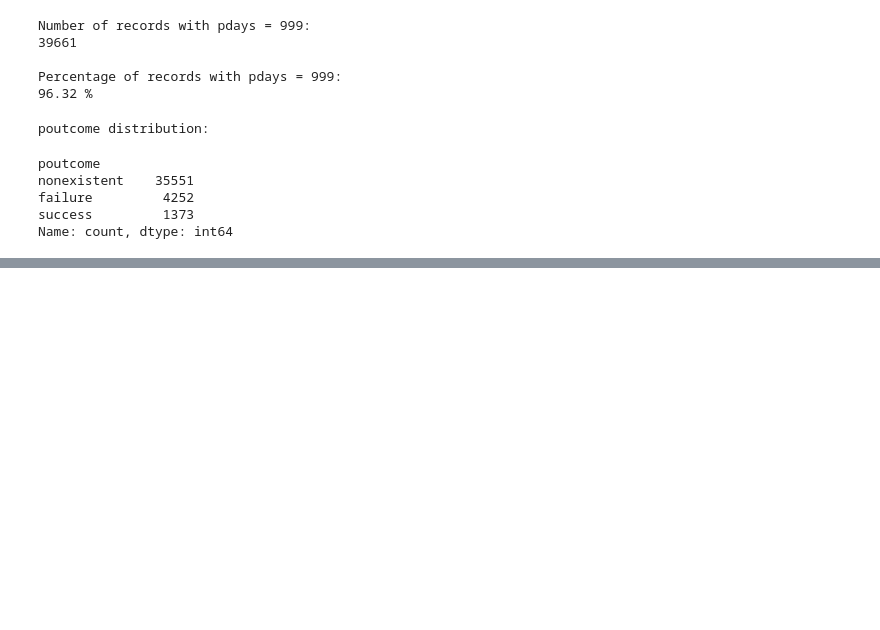
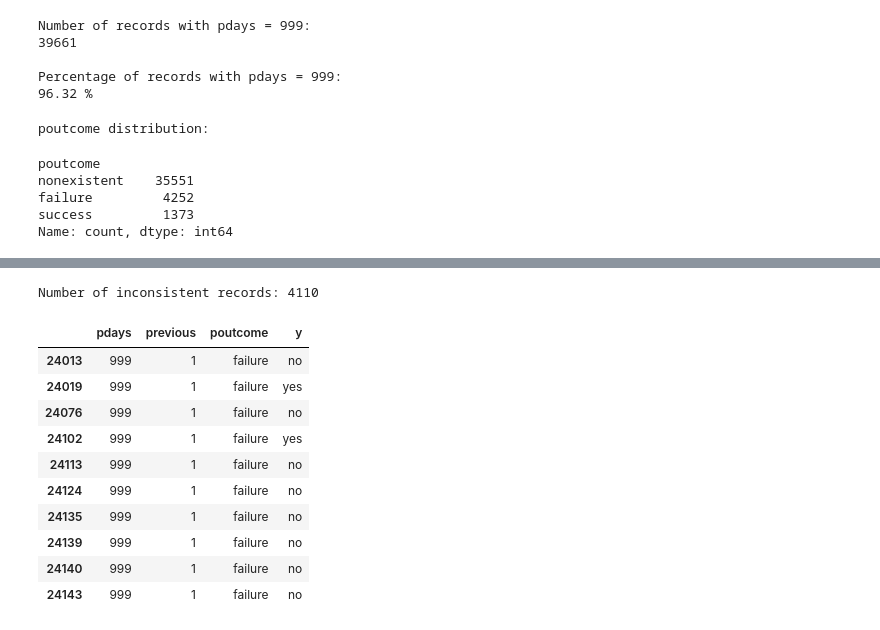
Before and after one commit to pulkitn-analytics/bank-term-deposit-prediction, a Jupyter notebook: notebooks/03_preprocessing.ipynb, the cells around one changed output, grey strips where cells are left out. Drawn from its saved outputs; the diff is of its cells as text; code cells hidden in the pictures; blank space fills up the shorter version.

```diff
--- a/notebooks/03_preprocessing.ipynb
+++ b/notebooks/03_preprocessing.ipynb
@@ -348,0 +547,29 @@ Name: count, dtype: int64
+# %%
+mismatch_records = df_work[
+    (df_work["pdays"] == 999) &
+    (
+        (df_work["previous"] > 0) |
+        (df_work["poutcome"] != "nonexistent")
+    )
+]
+
+print("Number of inconsistent records:", len(mismatch_records))
+
+display(
+    mismatch_records[
+        ["pdays", "previous", "poutcome", "y"]
+    ].head(10)
+)
+# %% [output]
+Number of inconsistent records: 4110
+|  | pdays | previous | poutcome | y |
+| 24013 | 999 | 1 | failure | no |
+| 24019 | 999 | 1 | failure | yes |
+| 24076 | 999 | 1 | failure | no |
+| 24102 | 999 | 1 | failure | yes |
+| 24113 | 999 | 1 | failure | no |
+| 24124 | 999 | 1 | failure | no |
+| 24135 | 999 | 1 | failure | no |
+| 24139 | 999 | 1 | failure | no |
+| 24140 | 999 | 1 | failure | no |
+| 24143 | 999 | 1 | failure | no |
```
Also changed, not shown: parts of 34 cells of this notebook.
